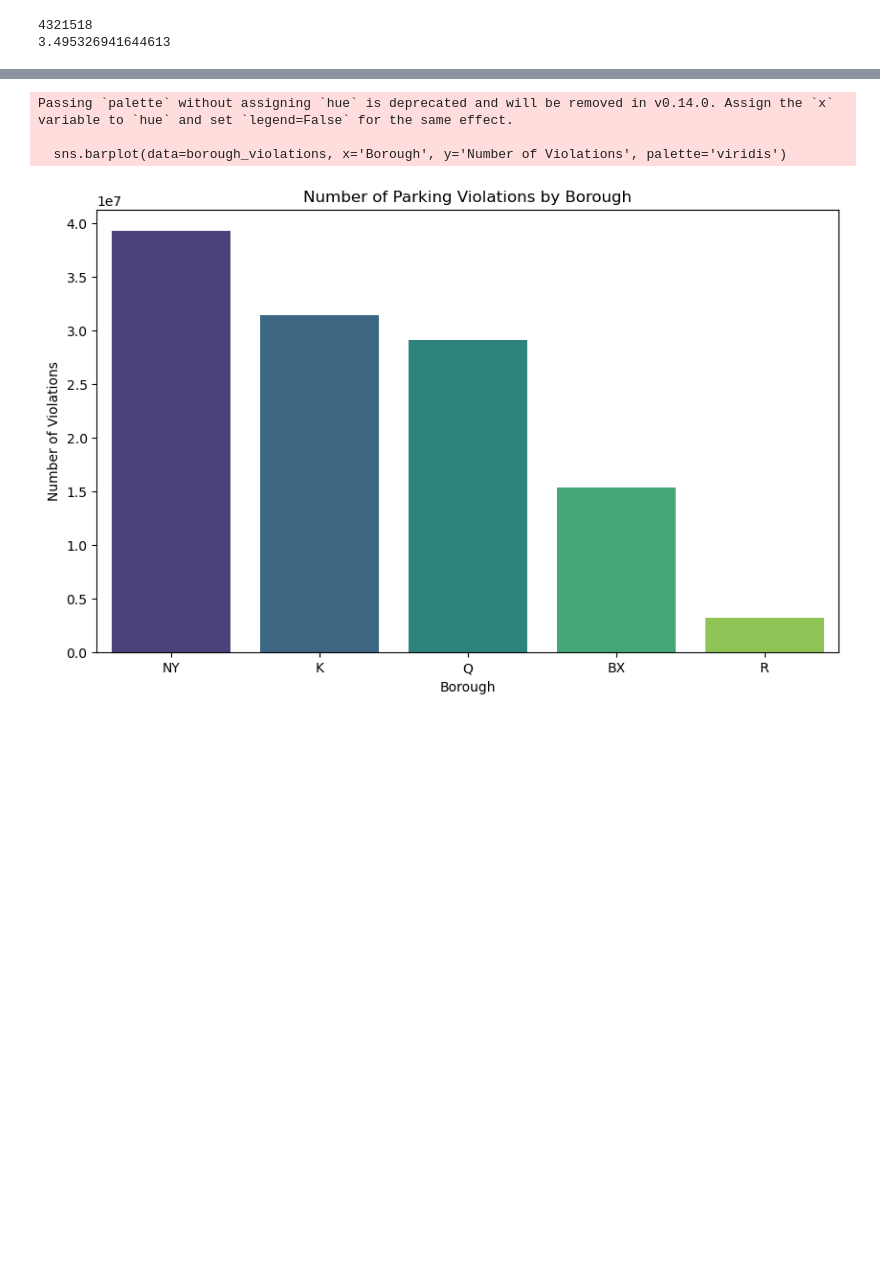
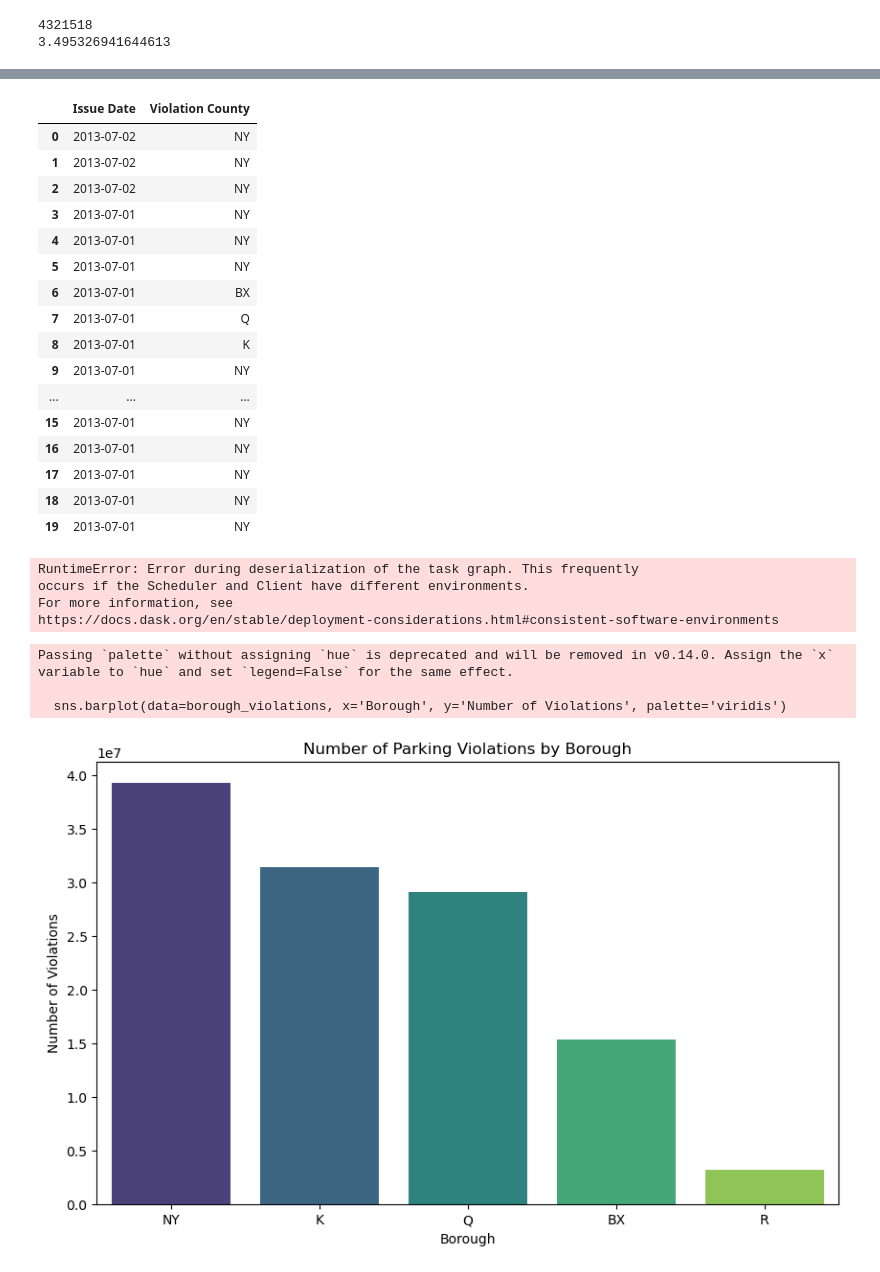
Before and after one commit to AnjaH4/BD_project, a Jupyter notebook: eda.ipynb, the cells around one changed output, grey strips where cells are left out. Cells and saved outputs as stored; diff of their text form; code cells hidden in the pictures; blank space fills up the shorter version.

Commit message:
eda with dask

```diff
--- a/eda.ipynb
+++ b/eda.ipynb
@@ -440,4 +486,6 @@ print(df_all['Violation County'].isna().sum()/len(df_all)*100)
 # %% [output]
 4321518
 3.495326941644613
+# %%
+df_all = df
 # %%
@@ -453,9 +497,31 @@ KeyboardInterrupt:
-# %%
-df_all = df_all[df_all['Violation County'] != 'P']
-# Step 3: Aggregate Data to Reduce Memory Usage
-# Aggregate the data to get the number of violations per borough
-borough_violations = df_all['Violation County'].value_counts().reset_index()
-borough_violations.columns = ['Borough', 'Number of Violations']
+# %%
+df_all.head(20)
+# %% [output]
+|  | Issue Date | Violation County |
+| 0 | 2013-07-02 | NY |
+| 1 | 2013-07-02 | NY |
+| 2 | 2013-07-02 | NY |
+| 3 | 2013-07-01 | NY |
+| 4 | 2013-07-01 | NY |
+| 5 | 2013-07-01 | NY |
+| 6 | 2013-07-01 | BX |
+| 7 | 2013-07-01 | Q |
+| 8 | 2013-07-01 | K |
+| 9 | 2013-07-01 | NY |
+| ... | ... | ... |
+| 15 | 2013-07-01 | NY |
+| 16 | 2013-07-01 | NY |
+| 17 | 2013-07-01 | NY |
+| 18 | 2013-07-01 | NY |
+| 19 | 2013-07-01 | NY |
+# %%
+borough_violations = df_all['Violation County'].value_counts().compute()
+borough_violations.columns = ['Borough', 'Number of Violations']
+# %% [output]
+RuntimeError: Error during deserialization of the task graph. This frequently
+occurs if the Scheduler and Client have different environments.
+For more information, see
+https://docs.dask.org/en/stable/deployment-considerations.html#consistent-software-environments
 # %%
 
 # show only the 5 known boroughs
```
Also changed, not shown: parts of 39 cells of this notebook.
